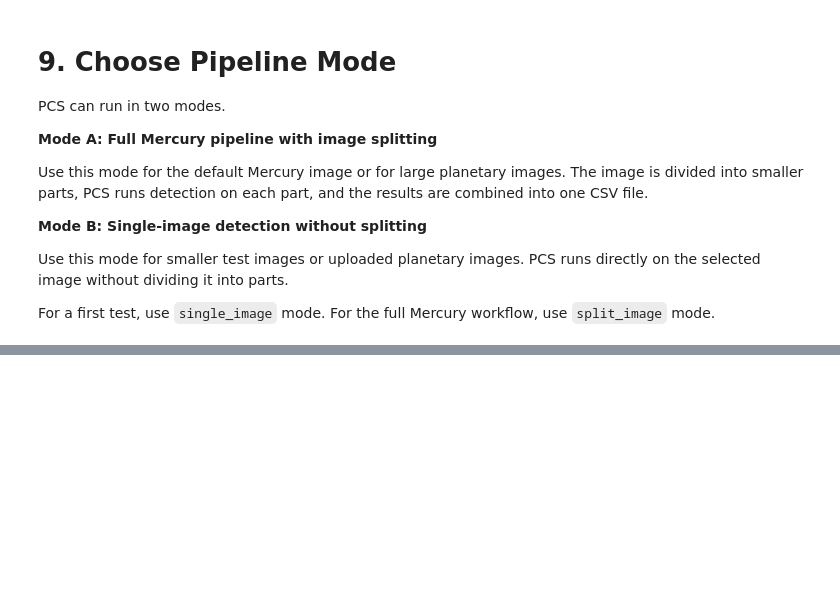
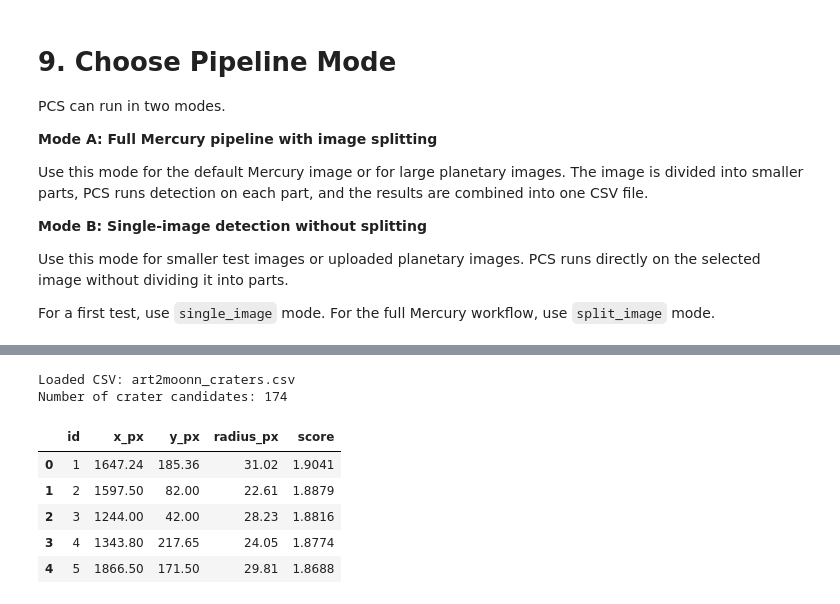
Before and after one commit to dajuarez4/MooCraDee, a Jupyter notebook: notebooks/PCS_GPU_Demo.ipynb, the cells around one changed output, grey strips where cells are left out. Drawn from its saved outputs; the diff is of its cells as text; code cells hidden in the pictures; blank space fills up the shorter version.

```diff
--- a/notebooks/PCS_GPU_Demo.ipynb
+++ b/notebooks/PCS_GPU_Demo.ipynb
@@ -450,0 +491,20 @@ drive.mount('/content/drive')
+# %%
+import pandas as pd
+from pathlib import Path
+
+if output_csv.exists():
+    df = pd.read_csv(output_csv)
+    print("Loaded CSV:", output_csv)
+    print("Number of crater candidates:", len(df))
+    display(df.head())
+else:
+    print("CSV file not found:", output_csv)
+# %% [output]
+Loaded CSV: art2moonn_craters.csv
+Number of crater candidates: 174
+|  | id | x_px | y_px | radius_px | score |
+| 0 | 1 | 1647.24 | 185.36 | 31.02 | 1.9041 |
+| 1 | 2 | 1597.50 | 82.00 | 22.61 | 1.8879 |
+| 2 | 3 | 1244.00 | 42.00 | 28.23 | 1.8816 |
+| 3 | 4 | 1343.80 | 217.65 | 24.05 | 1.8774 |
+| 4 | 5 | 1866.50 | 171.50 | 29.81 | 1.8688 |
```
Also changed, not shown: parts of 32 cells of this notebook.
